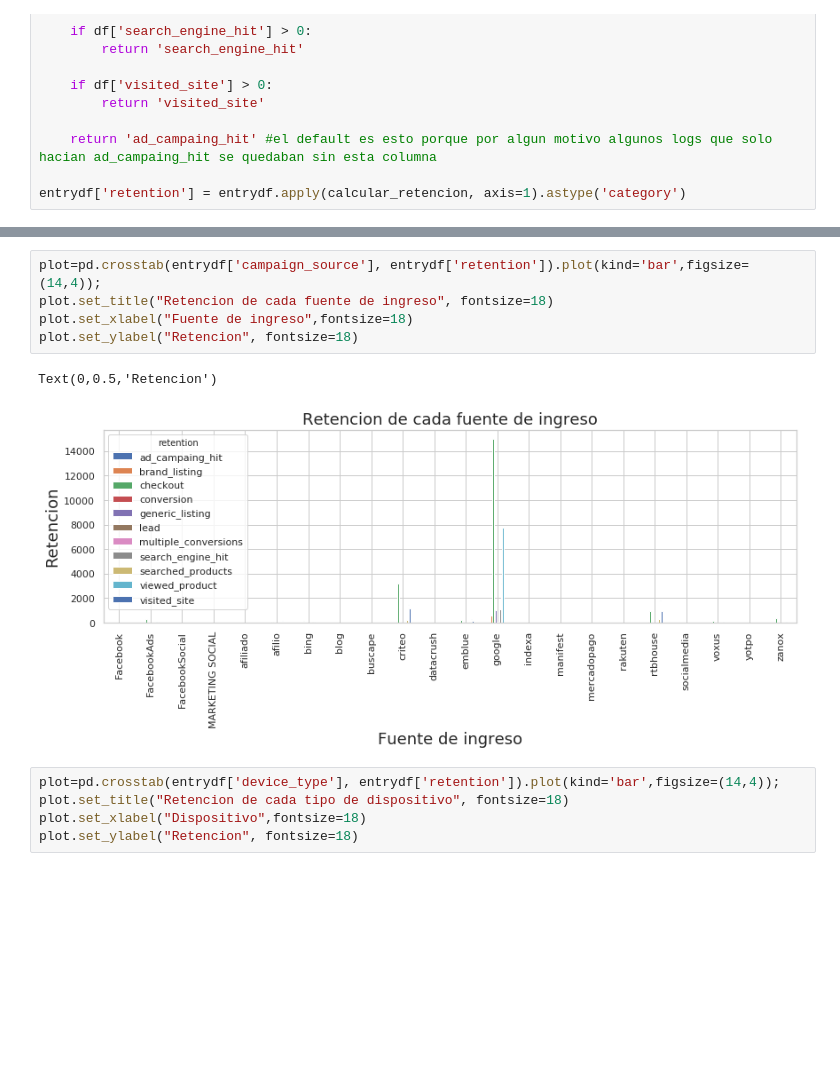
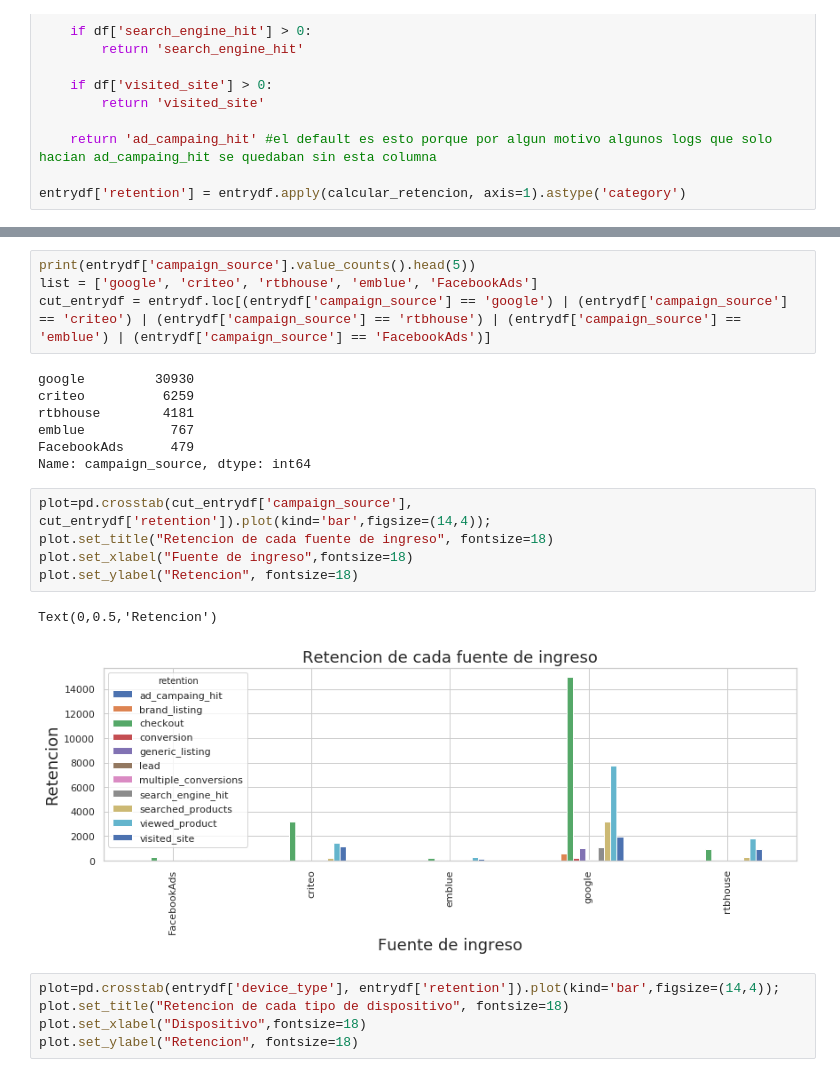
Before and after one commit to MartinCohen98/OrganizacionDeDatosTP1, a Jupyter notebook: notebook_tp.ipynb, the cells around one changed output, grey strips where cells are left out. Saved outputs shown, nothing was run; the diff lists cells and outputs as text; blank space fills up the shorter version.

```diff
--- a/notebook_tp.ipynb
+++ b/notebook_tp.ipynb
@@ -223,11 +168,22 @@ ver si el marketing que hacen en diferentes regiones/dispositivos/lo que sea es
+# %%
+print(entrydf['campaign_source'].value_counts().head(5))
+list = ['google', 'criteo', 'rtbhouse', 'emblue', 'FacebookAds']
+cut_entrydf = entrydf.loc[(entrydf['campaign_source'] == 'google') | (entrydf['campaign_source'] == 'criteo') | (entrydf['campaign_source'] == 'rtbhouse') | (entrydf['campaign_source'] == 'emblue') | (entrydf['campaign_source'] == 'FacebookAds')]
+# %% [output]
+google         30930
+criteo          6259
+rtbhouse        4181
+emblue           767
+FacebookAds      479
+Name: campaign_source, dtype: int64
 # %%
-plot=pd.crosstab(entrydf['campaign_source'], entrydf['retention']).plot(kind='bar',figsize=(14,4));
+plot=pd.crosstab(cut_entrydf['campaign_source'], cut_entrydf['retention']).plot(kind='bar',figsize=(14,4));
 plot.set_title("Retencion de cada fuente de ingreso", fontsize=18)
 plot.set_xlabel("Fuente de ingreso",fontsize=18)
 plot.set_ylabel("Retencion", fontsize=18)
 # %% [output]
 Text(0,0.5,'Retencion')
-[figure, old version]
+[figure, new version]
 # %%
 plot=pd.crosstab(entrydf['device_type'], entrydf['retention']).plot(kind='bar',figsize=(14,4));
 plot.set_title("Retencion de cada tipo de dispositivo", fontsize=18)
```
Also changed, not shown: parts of 7 cells of this notebook.
